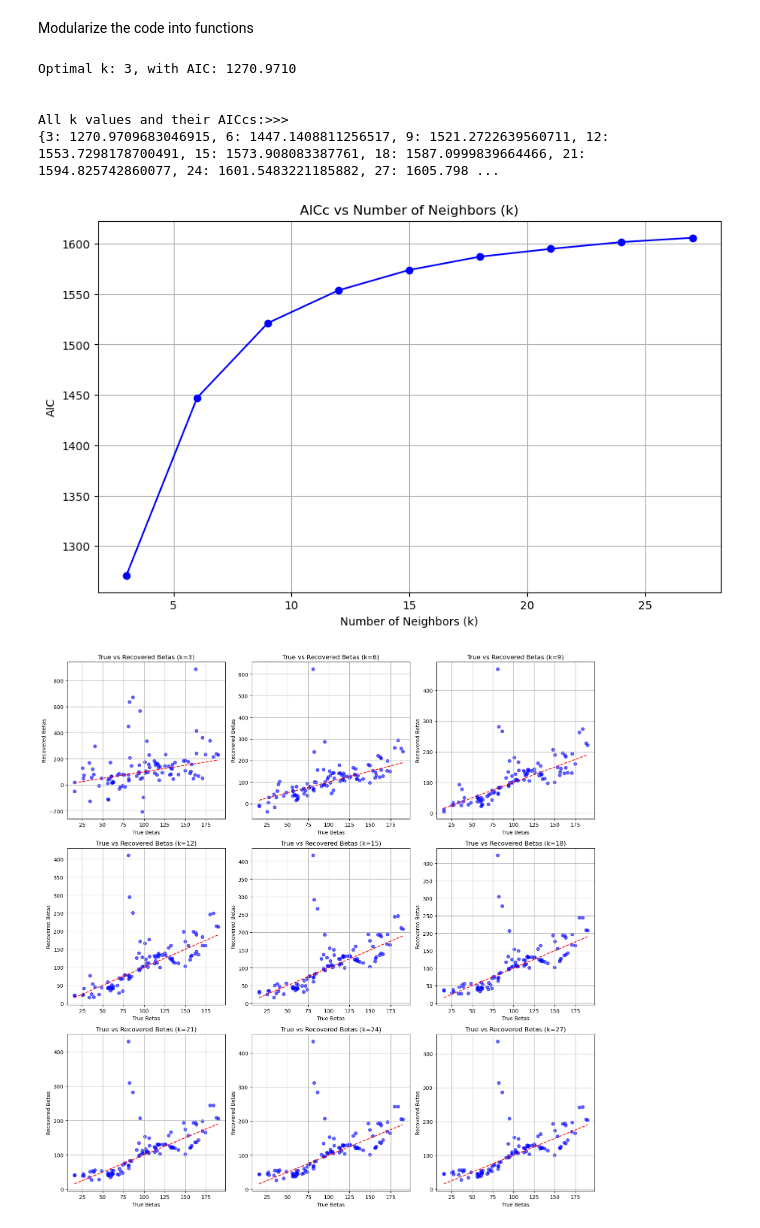
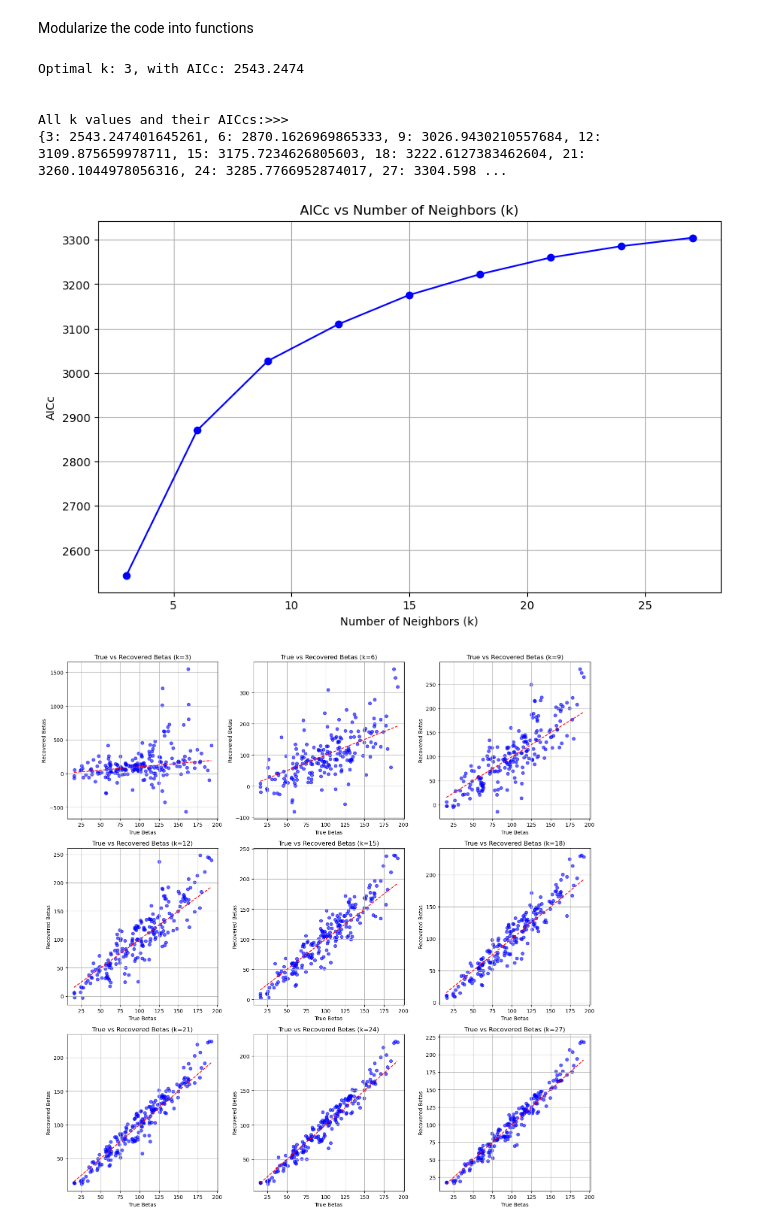
Before and after one commit to marquisvictor/change-of-support-gwr-mgwr, a Jupyter notebook: AICvsK.ipynb, the cells around one changed output. Cells and saved outputs as stored; diff of their text form; code cells hidden in the pictures.

```diff
--- a/AICvsK.ipynb
+++ b/AICvsK.ipynb
@@ -11,14 +12,18 @@ def simulate_S1_S2(num_points1, num_points2):
     np.random.seed(26) # set random seed
 
     locations1 = np.random.rand(num_points1, 2) * 100
-    locations2 = np.random.rand(num_points2, 2) * 200
+
+    centers = [(30, 30), (70, 70), (30, 70), (70, 30)]  # Four clusters
+    locations2, _ = make_blobs(n_samples=num_points2, centers=centers, cluster_std=10.0, random_state=26)
+
+    locations2 = np.clip(locations2, 0, 100)
 
     s1 = np.random.normal(50, 10, num_points1)  # Target support observations
     s2 = np.random.normal(100, 50, num_points2) # Source support observations
 
     return s1, locations1, s2, locations2
 
-S1, loc1, S2, loc2 = simulate_S1_S2(100, 150)
+S1, loc1, S2, loc2 = simulate_S1_S2(200, 350)
 
 # Simulate beta surface
 
@@ -148,39 +153,39 @@ def find_optimal_k(k_values, loc1, loc2, S2, y):
         if aicc < lowest_aicc:
             lowest_aicc = aicc
             optimal_k = k
     return optimal_k, lowest_aicc, results, betas_dict
 
 
 # Define the range of k values to search
 k_values = list(range(3, 30, 3))  # Test k = 2, 4, 6, 8, ..., 20
 
-# Find the optimal k using AIC
+# Find the optimal k using AICc
 optimal_k, lowest_aicc, results, betas_dict = find_optimal_k(k_values, loc1, loc2, S2, y)
 
-print(f"Optimal k: {optimal_k}, with AIC: {lowest_aicc:.4f}")
+print(f"Optimal k: {optimal_k}, with AICc: {lowest_aicc:.4f}")
 print(" ")
 print(" ")
 
 print("All k values and their AICcs:>>>")
 print(results)
 print(" ")
 print(" ")
 
 # Plotting AICc vs k
 plt.figure(figsize=(10, 6))
 plt.plot(k_values, [results[k] for k in k_values], marker='o', linestyle='-', color='b')
 plt.xlabel('Number of Neighbors (k)')
-plt.ylabel('AIC')
+plt.ylabel('AICc')
 plt.title('AICc vs Number of Neighbors (k)')
 plt.grid(True)
 plt.show()
 # %% [output]
-Optimal k: 3, with AIC: 1270.9710
+Optimal k: 3, with AICc: 2543.2474
 
 
 All k values and their AICcs:>>>
-{3: 1270.9709683046915, 6: 1447.1408811256517, 9: 1521.2722639560711, 12: 1553.7298178700491, 15: 1573.908083387761, 18: 1587.0999839664466, 21: 1594.825742860077, 24: 1601.5483221185882, 27: 1605.798 ...
+{3: 2543.247401645261, 6: 2870.1626969865333, 9: 3026.9430210557684, 12: 3109.875659978711, 15: 3175.7234626805603, 18: 3222.6127383462604, 21: 3260.1044978056316, 24: 3285.7766952874017, 27: 3304.598 ...
-[figure, old version]
+[figure, new version]
 # %%
 # Plotting True Betas vs Recovered Betas for Different ks
 
@@ -207,4 +212,4 @@ for j in range(idx + 1, len(axes)):
 plt.tight_layout()
 plt.show()
 # %% [output]
-[figure, old version]
+[figure, new version]
```
Also changed, not shown: parts of 11 cells of this notebook.
